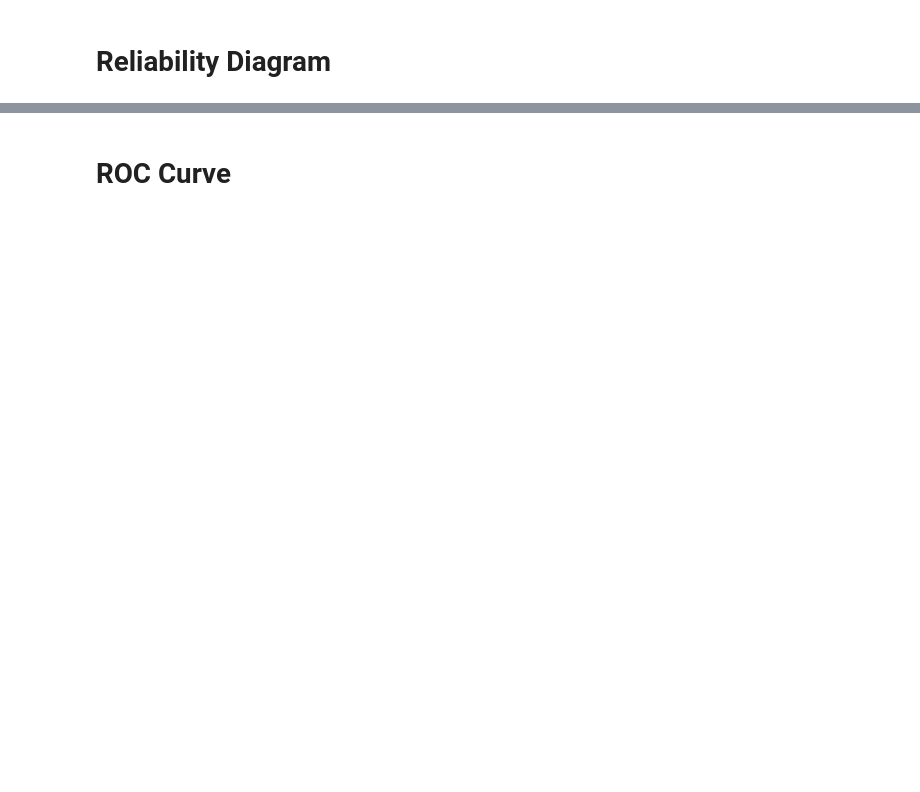
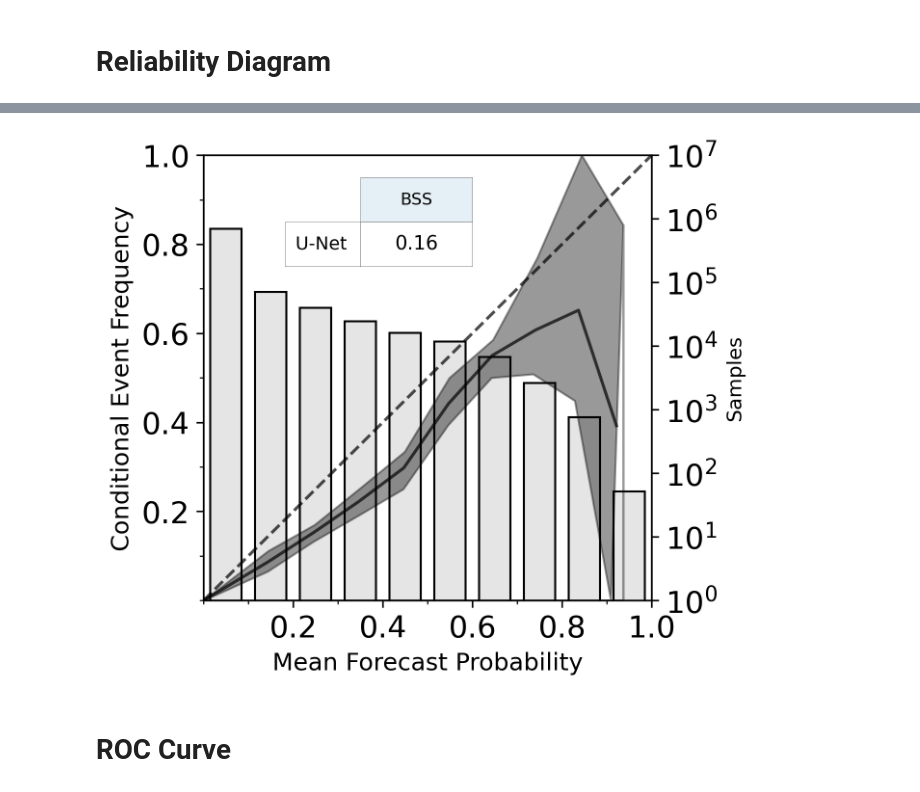
Before and after one commit to svarga1/2to6_hr_severe_wx_deep_learning, a Jupyter notebook: notebooks/Model_evaluation.ipynb, the cells around one changed output, grey strips where cells are left out. Saved outputs shown, nothing was run; the diff lists cells and outputs as text; code cells hidden in the pictures; blank space fills up the shorter version.

```diff
--- a/notebooks/Model_evaluation.ipynb
+++ b/notebooks/Model_evaluation.ipynb
@@ -112,22 +152,24 @@ plt.show()
 # %%
 _xx={}
 _yy={}
 _scores={}
 scores={'U-Net':{}}
 xx, yy, score = sklearn_curve_bootstrap(y_test.flatten(), results['predict_test'].flatten(), metric='reliability',
-                                         n_boot=15, groups=groups,
+                                         n_boot=20, groups=groups,
                             random_seed=42)
 _scores[name]=score
 for metric in score:
     scores['U-Net'][metric]=np.nanmean(score[metric])
 _xx[name]=xx
 _yy[name]=yy
 
-vd = VerificationDiagram(y_pred=y_test.flatten())
+vd = VerificationDiagram(y_pred=results['predict_test'].flatten())
 ax = vd.plot('reliability', _xx, _yy, scores=_scores,
              #table_bbox=[0.46, 0.65, 0.1, 0.4],
              table_bbox=[0.35, 0.75, 0.25, 0.2],
              line_colors=['k'], #0.28
             plot_kwargs={'line_colors':['k']},table_fontsize=9, table_alpha=1, add_dots=False)
 
 plt.show()
+# %% [output]
+[figure, added]
```
Also changed, not shown: parts of 13 cells of this notebook, 4 other files.
